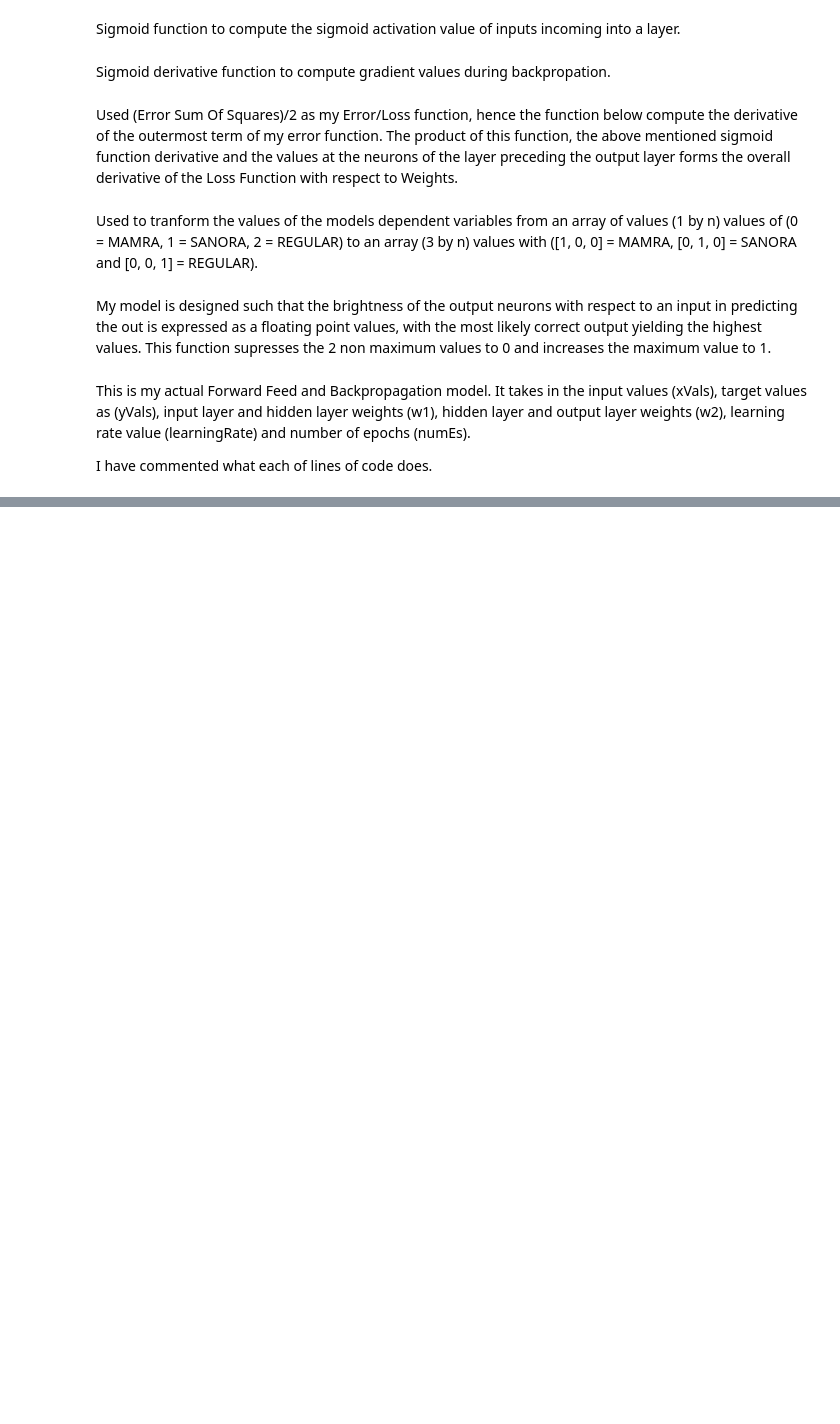
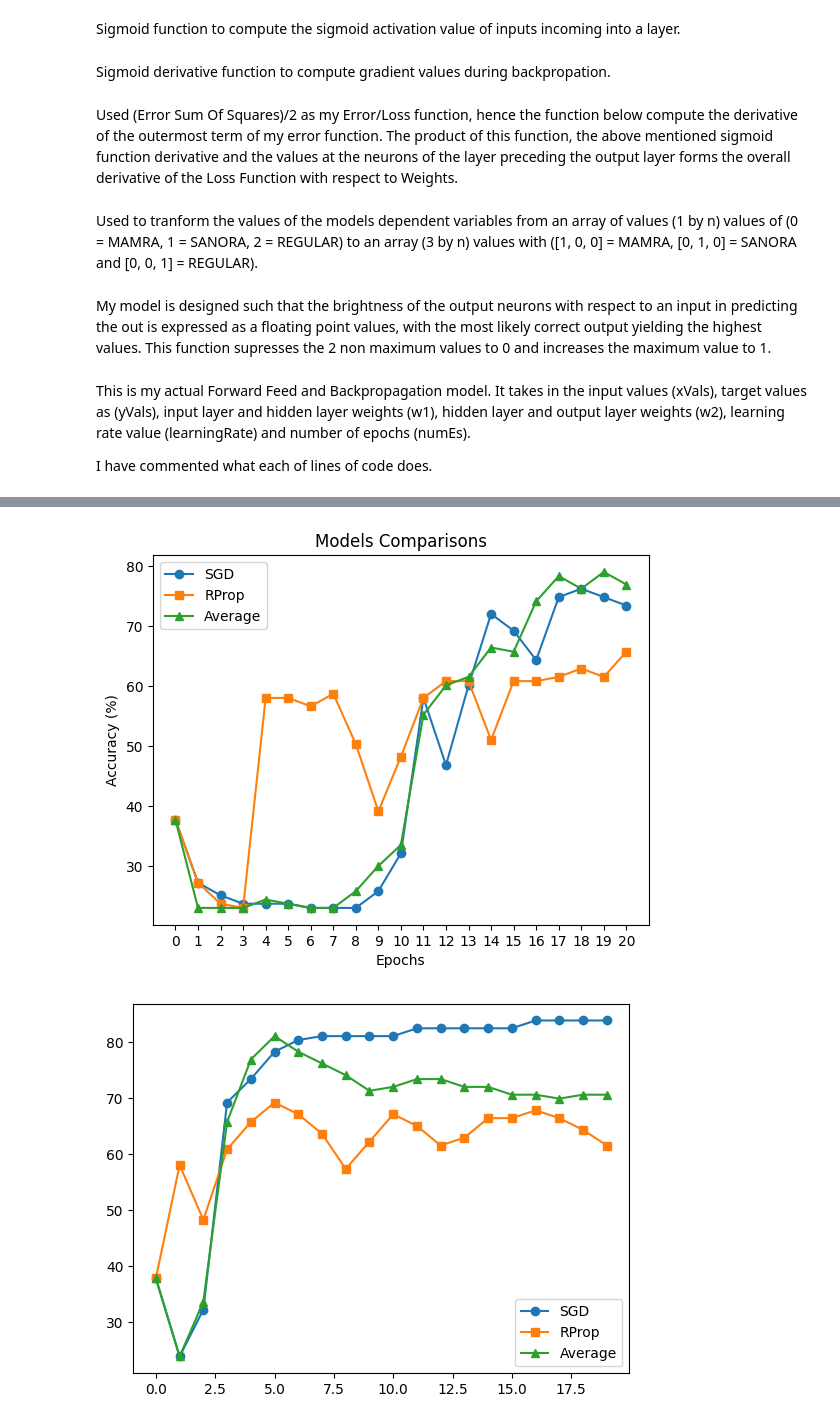
Before and after one commit to tarbazi/COS-711-Assignment-2, a Jupyter notebook: src/Almonds_Classifier.ipynb, the cells around one changed output, grey strips where cells are left out. Saved outputs shown, nothing was run; the diff lists cells and outputs as text; code cells hidden in the pictures; blank space fills up the shorter version.

Commit message:
Implement Hybrid Presentations

```diff
--- a/src/Almonds_Classifier.ipynb
+++ b/src/Almonds_Classifier.ipynb
@@ -284,7 +284,7 @@ def ModelHybridNetwork(xVals, yVals):
     hiddenLayerSize = 20
     outputLayerSize = 3
 
-    learningRates = [0.1, 0.2, 0.3, 0.4, 0.5]
+    learningRates = [0.01, 0.05, 0.1, 0.25, 0.5]
     numEs = 1000
 
     np.random.seed(20)
@@ -305,18 +305,30 @@ def ModelHybridNetwork(xVals, yVals):
     rateIndex1 = 0
     rateIndex2 = 0
 
+    #print("Initial 1", m1m1.shape, m2m1.shape)
+    #print("Initial 2", prev_m1m2.shape, prev_m2m2.shape)
+
+    model1HitRates = []
+    model2HitRates = []
+    model3HitRates = []
+
+    model1HitRates1 = []
+    model2HitRates1 = []
+    model3HitRates1 = []
+
+    model1HitRates.append(evaluate(testPV_normalized, testDependentVariable, w1m1, w2m1))
+    model2HitRates.append(evaluate(testPV_normalized, testDependentVariable, w1m2, w2m2))
+    model3HitRates.append(evaluate(testPV_normalized, testDependentVariable, hybridW1, hybridW2))
+
+    model1HitRates1.append(evaluate(testPV_normalized, testDependentVariable, w1m1, w2m1))
+    model2HitRates1.append(evaluate(testPV_normalized, testDependentVariable, w1m2, w2m2))
+    model3HitRates1.append(evaluate(testPV_normalized, testDependentVariable, hybridW1, hybridW2))
+
     m1m1, m2m1 = Model1(xVals, yVals, w1m1, w2m1, learningRates[0])
     prev_m1m2, prev_m2m2 = Model2(xVals, yVals, w1m2, w2m2, learningRates[rateIndex2], learningRates[rateIndex2])
 
     hybridW1 += (m1m1+prev_m1m2)*0.5
     hybridW2 += (m2m1+prev_m2m2)*0.5
-
-    print("Initial 1", m1m1.shape, m2m1.shape)
-    print("Initial 2", prev_m1m2.shape, prev_m2m2.shape)
-
-    model1HitRates = []
-    model2HitRates = []
-    model3HitRates = []
 
     for i in range(1, 100):
 
@@ -329,18 +341,48 @@ def ModelHybridNetwork(xVals, yVals):
 
         rateIndex1, rateIndex2 = getLearningRateIndex(prev_m1m2, prev_m2m2, m1m2, m2m2, rateIndex1, rateIndex2)
 
-        #print("Model 1", evaluate(testPV_normalized, testDependentVariable, w1m1, w2m1))
-        model1HitRates.append(evaluate(testPV_normalized, testDependentVariable, w1m1, w2m1))
-        #print("Model 2", evaluate(testPV_normalized, testDependentVariable, w1m2, w2m2))
-        model2HitRates.append(evaluate(testPV_normalized, testDependentVariable, w1m2, w2m2))
-        #print("Model 3", evaluate(testPV_normalized, testDependentVariable, hybridW1, hybridW2))
-        model3HitRates.append( evaluate(testPV_normalized, testDependentVariable, hybridW1, hybridW2))
+        if (i < 21):
+            #print("Model 1", evaluate(testPV_normalized, testDependentVariable, w1m1, w2m1))
+            model1HitRates.append(evaluate(testPV_normalized, testDependentVariable, w1m1, w2m1))
+            #print("Model 2", evaluate(testPV_normalized, testDependentVariable, w1m2, w2m2))
+            model2HitRates.append(evaluate(testPV_normalized, testDependentVariable, w1m2, w2m2))
+            #print("Model 3", evaluate(testPV_normalized, testDependentVariable, hybridW1, hybridW2))
+            model3HitRates.append(evaluate(testPV_normalized, testDependentVariable, hybridW1, hybridW2))
+
+        if (i%5 == 0):
+            #print("Model 1", evaluate(testPV_normalized, testDependentVariable, w1m1, w2m1))
+            model1HitRates1.append(evaluate(testPV_normalized, testDependentVariable, w1m1, w2m1))
+            #print("Model 2", evaluate(testPV_normalized, testDependentVariable, w1m2, w2m2))
+            model2HitRates1.append(evaluate(testPV_normalized, testDependentVariable, w1m2, w2m2))
+            #print("Model 3", evaluate(testPV_normalized, testDependentVariable, hybridW1, hybridW2))
+            model3HitRates1.append(evaluate(testPV_normalized, testDependentVariable, hybridW1, hybridW2))
 
         prev_m1m2 = m1m2
         prev_m2m2 = m2m2
 
-    print("Final 1", m1m2.shape, m2m1.shape)
-    print("Final 2", prev_m1m2.shape, prev_m2m2.shape)
+    plt.plot(model1HitRates, label = "SGD", marker = "o")
+    plt.plot(model2HitRates, label = "RProp", marker = "s")
+    plt.plot(model3HitRates, label = "Average", marker = "^")
+
+    plt.title("Models Comparisons")
+    plt.xlabel("Epochs")
+    plt.ylabel("Accuracy (%)")
+
+    plt.xticks(ticks = range(0, 21))
+
+    plt.legend()
+
+    plt.show()
+
+    plt.plot(model1HitRates1, label = "SGD", marker = "o")
+    plt.plot(model2HitRates1, label = "RProp", marker = "s")
+    plt.plot(model3HitRates1, label = "Average", marker = "^")
+
+    #plt.xticks(ticks = range(0, 10), labels = ["0", "10", "20", "30", "40", "50", "60", "70", "80", "90", "100"])
+
+    plt.legend()
+
+    plt.show()
 
 ModelHybridNetwork(pV_normalized, transform(dependentVariable))
 # %% [output]
@@ -363,0 +389,2 @@ Final 2 (13, 20) (20, 3)
+[figure, added]
+[figure, added]
```
Also changed, not shown: parts of 2 cells of this notebook.
